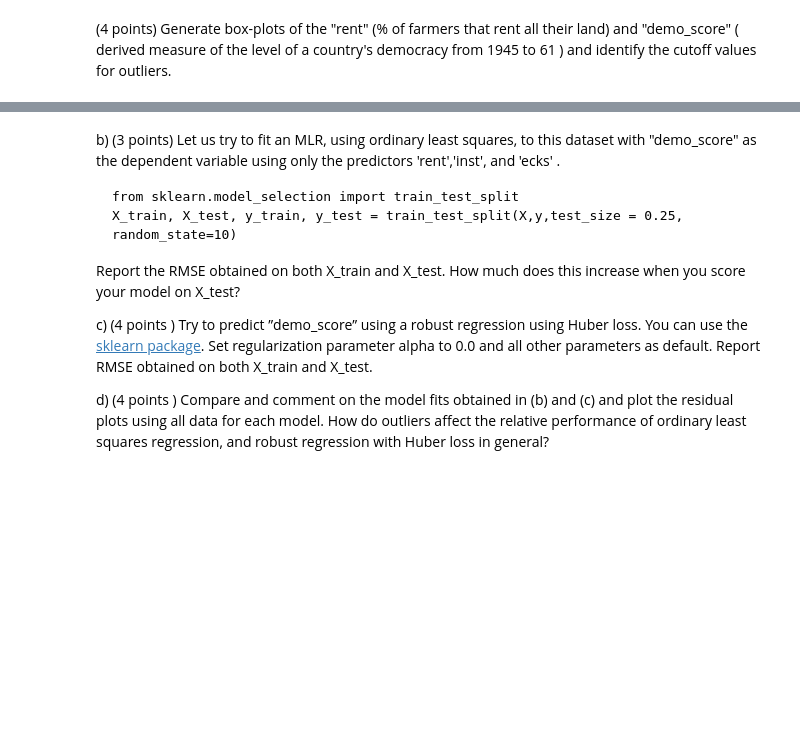
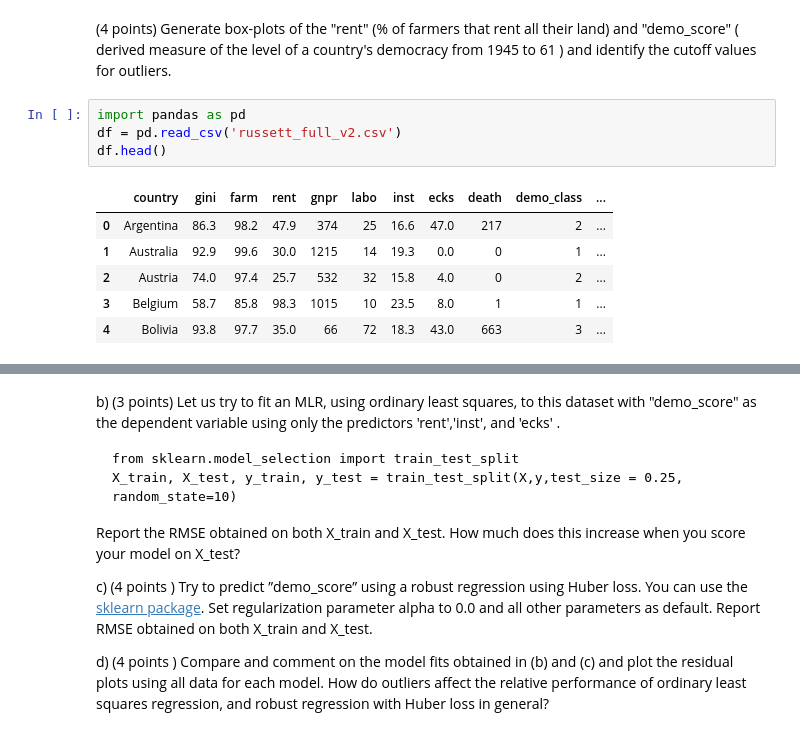
Before and after one commit to bconnorwhite/EE-461P, a Jupyter notebook: HW2/HW2.ipynb, the cells around one changed output, grey strips where cells are left out. Cells and saved outputs as stored; diff of their text form; blank space fills up the shorter version.

```diff
--- a/HW2/HW2.ipynb
+++ b/HW2/HW2.ipynb
@@ -243,3 +243,14 @@ Consider the dataset provided (russett_full_v2.csv) about agricultural inequalit
 ###### a.)
 # %% [markdown]
 (4 points) Generate box-plots of the "rent" (% of farmers that rent all their land) and "demo_score" ( derived measure of the level of a country's democracy from 1945 to 61 ) and identify the cutoff values for outliers.
+# %%
+import pandas as pd
+df = pd.read_csv('russett_full_v2.csv')
+df.head()
+# %% [output]
+|  | country | gini | farm | rent | gnpr | labo | inst | ecks | death | demo_class | ... |
+| 0 | Argentina | 86.3 | 98.2 | 47.9 | 374 | 25 | 16.6 | 47.0 | 217 | 2 | ... |
+| 1 | Australia | 92.9 | 99.6 | 30.0 | 1215 | 14 | 19.3 | 0.0 | 0 | 1 | ... |
+| 2 | Austria | 74.0 | 97.4 | 25.7 | 532 | 32 | 15.8 | 4.0 | 0 | 2 | ... |
+| 3 | Belgium | 58.7 | 85.8 | 98.3 | 1015 | 10 | 23.5 | 8.0 | 1 | 1 | ... |
+| 4 | Bolivia | 93.8 | 97.7 | 35.0 | 66 | 72 | 18.3 | 43.0 | 663 | 3 | ... |
```
Also changed, not shown: parts of 1 cell of this notebook.
